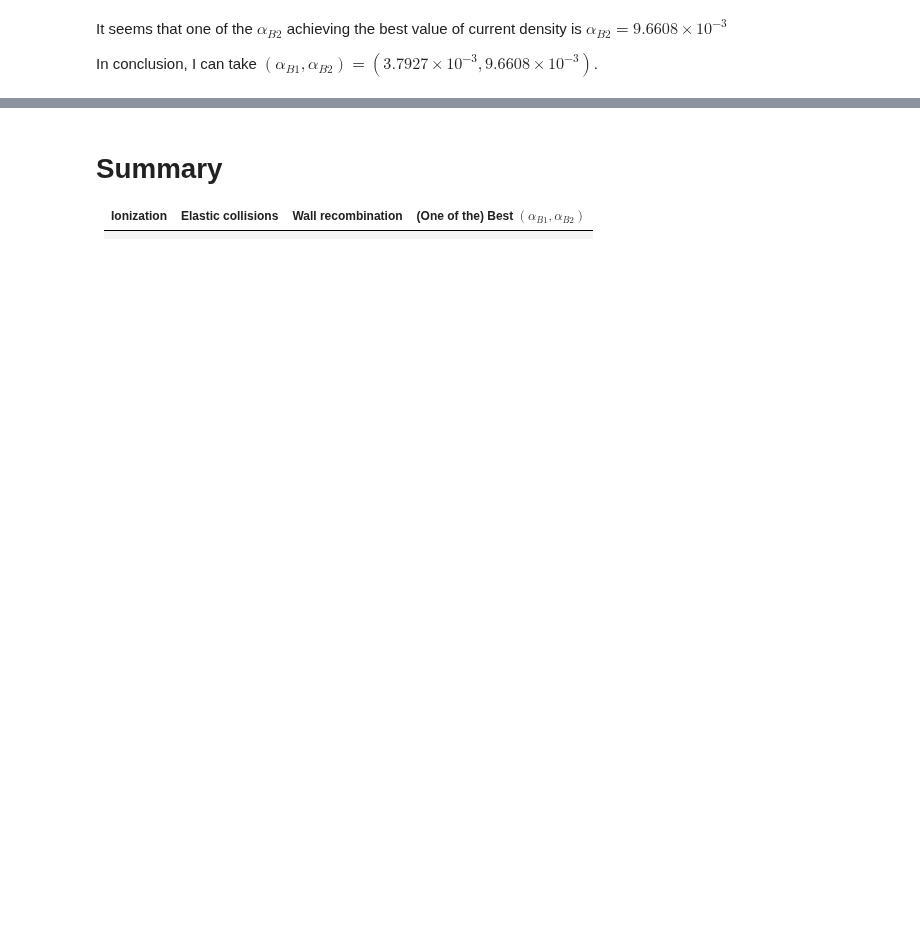
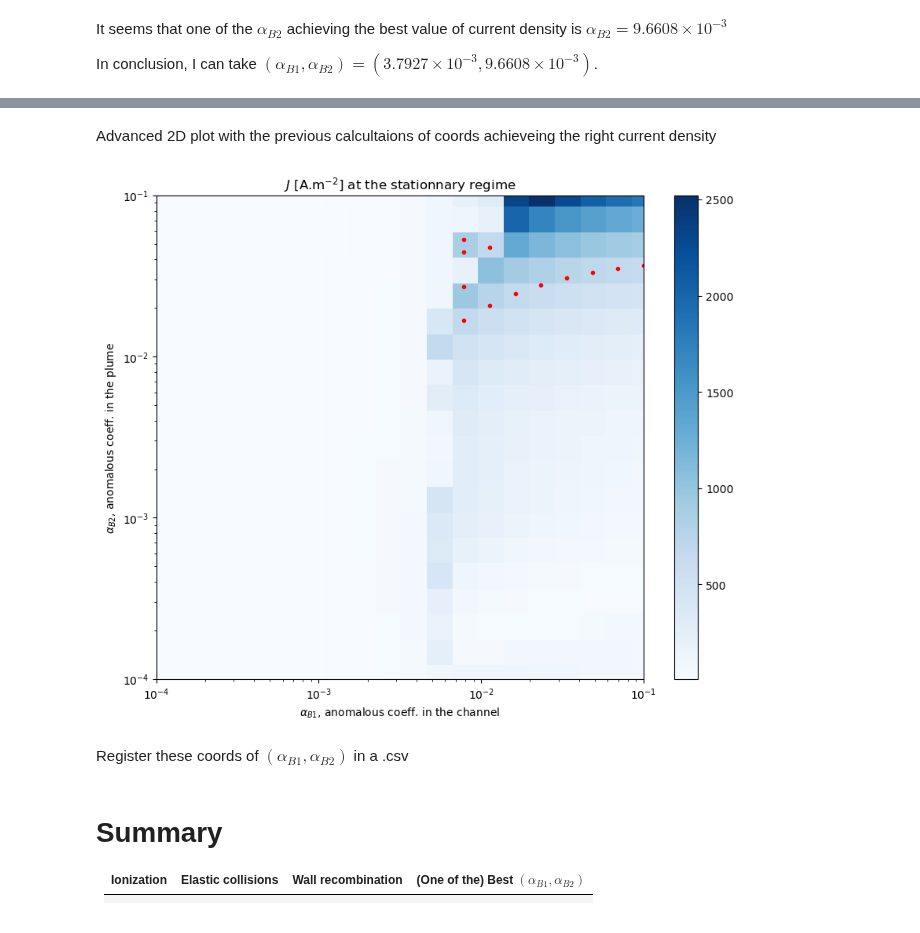
Before and after one commit to federicopetronio/FLHET1D, a Jupyter notebook: plots_alphaB_param_study.ipynb, the cells around one changed output, grey strips where cells are left out. Saved outputs shown, nothing was run; the diff lists cells and outputs as text; code cells hidden in the pictures; blank space fills up the shorter version.

```diff
--- a/plots_alphaB_param_study.ipynb
+++ b/plots_alphaB_param_study.ipynb
@@ -141,0 +199,23 @@ In conclusion, I can take $(\alpha_{B1}, \alpha_{B2}) = (3.7927 \times 10^{-3},
+# %% [markdown]
+Advanced 2D plot with the previous calcultaions of coords achieveing the right current density
+# %%
+array_aB1_dots = np.array(list_aB1_dots, dtype=float)
+array_aB2_dots = np.array(list_aB2_dots, dtype=float)
+
+fig = plt.figure(figsize=(10, 8),  dpi = 100)
+
+pcm0 = plt.pcolormesh(alpha_B1_mesh, alpha_B2_mesh, means_j, shading='nearest', cmap='Blues')
+fig.colorbar(pcm0)
+plt.scatter(array_aB1_dots, array_aB2_dots, marker='.', color='r')
+plt.xscale('log')
+plt.xlim([1e-4,1e-1])
+plt.yscale('log')
+plt.ylim([1e-4,1e-1])
+plt.xlabel("$\\alpha_{B1}$, anomalous coeff. in the channel")
+plt.ylabel("$\\alpha_{B2}$, anomalous coeff. in the plume")
+plt.title("$J$ [A.m$^{-2}$] at the stationnary regime")
+plt.show()
+# %% [output]
+[figure, added]
+# %% [markdown]
+Register these coords of $(\alpha_{B1}, \alpha_{B2})$ in a .csv
```
Also changed, not shown: parts of 10 cells of this notebook, 30 other files.
